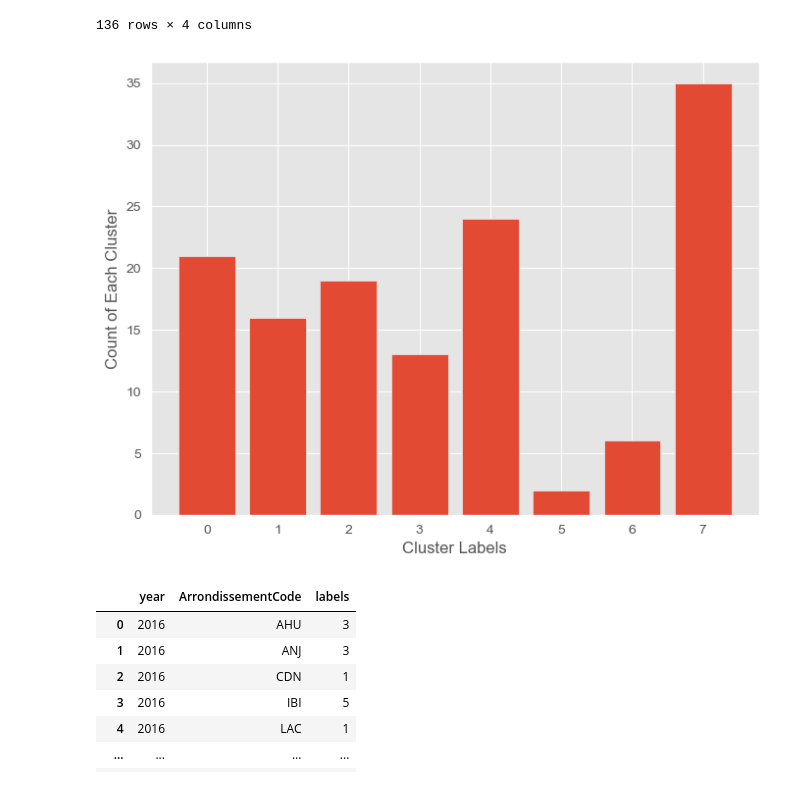
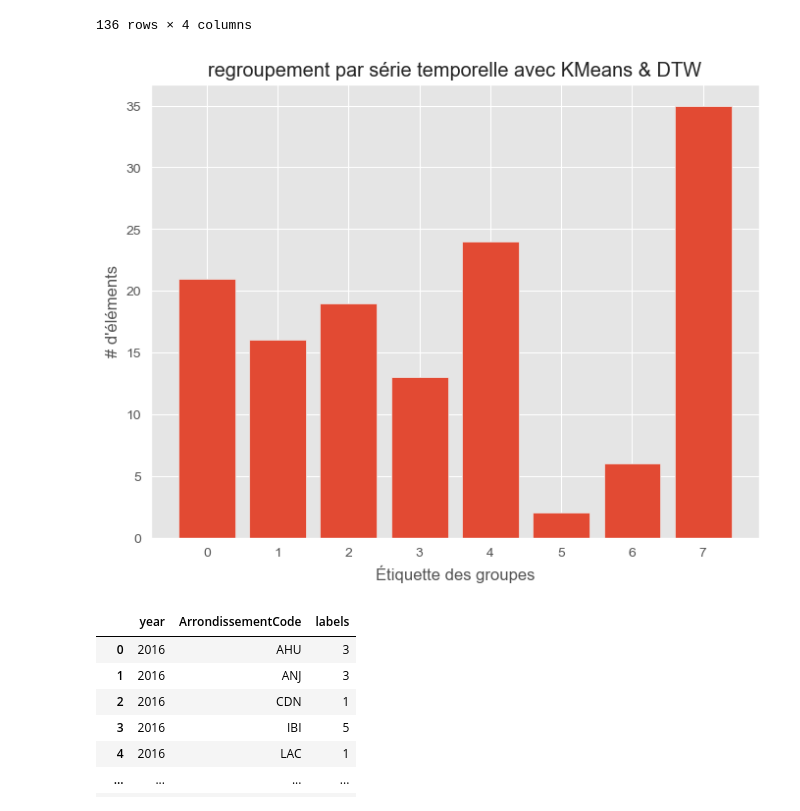
Before and after one commit to cimadure/ind6212, a Jupyter notebook: notebooks/weekly_snowfall_v2.ipynb, the cells around one changed output. Saved outputs shown, nothing was run; the diff lists cells and outputs as text; code cells hidden in the pictures.

```diff
--- a/notebooks/weekly_snowfall_v2.ipynb
+++ b/notebooks/weekly_snowfall_v2.ipynb
@@ -140,9 +140,21 @@ display(dfs)
 | 2217 | 2022 | 13 | PMR | Entassement | 32.69 | 202213 |
 2218 rows × 6 columns
 # %%
+save_dir = ['..','media']
 boxplot = dfs[['TypeDepot', 'ArrondissementCode', 'volume']].boxplot(by=['ArrondissementCode'], rot=90)
+filename = 'Volume_by_Arrondissement'
+filename = Path(*save_dir,filename+'.png')
+plt.show()
+fig = boxplot.get_figure()
+fig.savefig(filename, format='png', dpi=300, bbox_inches='tight')
+
 
 boxplot = dfs[['TypeDepot', 'ArrondissementCode', 'volume']].boxplot(by=['TypeDepot'], rot=90)
+filename = 'Volume_by_TypeDepot'
+filename = Path(*save_dir,filename+'.png')
+plt.show()
+fig = boxplot.get_figure()
+fig.savefig(filename, format='png', dpi=300, bbox_inches='tight')
 # %% [output]
 [figure]
 [figure]
@@ -418,13 +447,24 @@ display(output_volume_series)
 136 rows × 4 columns
 # %%
 cluster_label, count_cluster = np.unique(best_predictions, return_counts=True)
-plt.figure(figsize=(8, 6))
+
+title = 'regroupement par série temporelle avec KMeans & DTW'
+
+fig = plt.figure(figsize=(8, 6))
 plt.bar(cluster_label, count_cluster)
-plt.xlabel("Cluster Labels")
-plt.ylabel("Count of Each Cluster")
+plt.xlabel("Étiquette des groupes")
+plt.ylabel("# d'éléments")
+plt.title(title)
 plt.show()
+
+
+filename = title
+filename = Path(*save_dir,filename+'.png')
+plt.show()
+#fig = axes.get_figure()
+fig.savefig(filename, format='png', dpi=300, bbox_inches='tight')
 # %% [output]
-[figure, old version]
+[figure, new version]
 # %%
 output_volume_series_labels = output_volume_series.drop("volume", axis=1)
 
```
Also changed, not shown: parts of 3 cells of this notebook.
